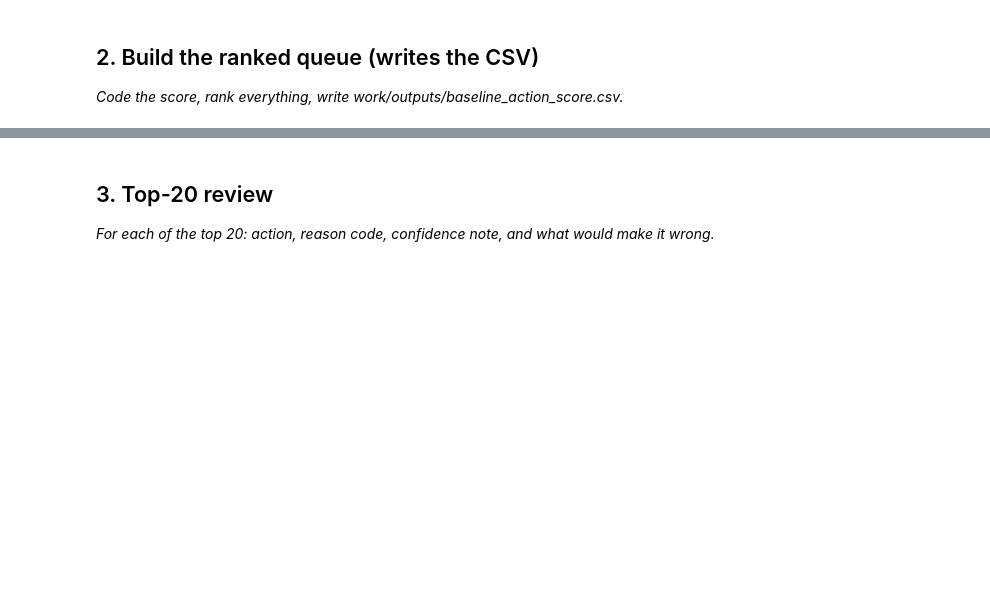
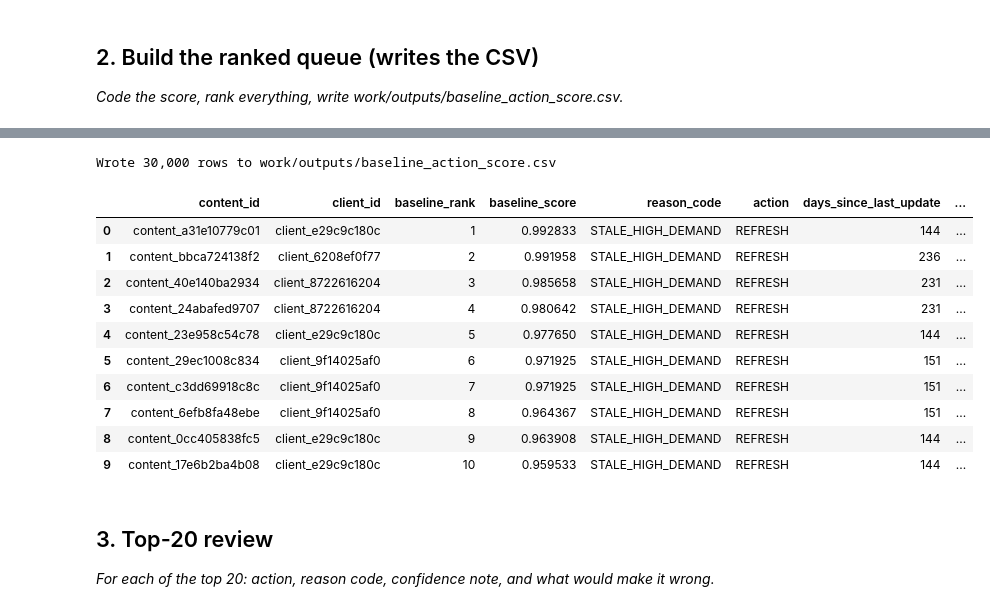
Before and after one commit to Kashaf537/flyrank-ml-internship, a Jupyter notebook: work/notebooks/w04_baseline_score.ipynb, the cells around one changed output, grey strips where cells are left out. Drawn from its saved outputs; the diff is of its cells as text; code cells hidden in the pictures; blank space fills up the shorter version.

```diff
--- a/work/notebooks/w04_baseline_score.ipynb
+++ b/work/notebooks/w04_baseline_score.ipynb
@@ -17,3 +332,42 @@ This skeleton is yours to fill. Work the sections **in order** — each one has
+# %%
+output_path = Path("work/outputs/baseline_action_score.csv")
+output_path.parent.mkdir(parents=True, exist_ok=True)
+
+output_columns = [
+    "content_id",
+    "client_id",
+    "baseline_rank",
+    "baseline_score",
+    "reason_code",
+    "action",
+    "days_since_last_update",
+    "search_volume",
+    "avg_position",
+    "ctr"
+]
+
+queue[output_columns].to_csv(
+    output_path,
+    index=False
+)
+
+print(f"Wrote {len(queue):,} rows to {output_path}")
+# %% [output]
+Wrote 30,000 rows to work/outputs/baseline_action_score.csv
+# %%
+pd.read_csv(output_path).head(10)
+# %% [output]
+|  | content_id | client_id | baseline_rank | baseline_score | reason_code | action | days_since_last_update | ... |
+| 0 | content_a31e10779c01 | client_e29c9c180c | 1 | 0.992833 | STALE_HIGH_DEMAND | REFRESH | 144 | ... |
+| 1 | content_bbca724138f2 | client_6208ef0f77 | 2 | 0.991958 | STALE_HIGH_DEMAND | REFRESH | 236 | ... |
+| 2 | content_40e140ba2934 | client_8722616204 | 3 | 0.985658 | STALE_HIGH_DEMAND | REFRESH | 231 | ... |
+| 3 | content_24abafed9707 | client_8722616204 | 4 | 0.980642 | STALE_HIGH_DEMAND | REFRESH | 231 | ... |
+| 4 | content_23e958c54c78 | client_e29c9c180c | 5 | 0.977650 | STALE_HIGH_DEMAND | REFRESH | 144 | ... |
+| 5 | content_29ec1008c834 | client_9f14025af0 | 6 | 0.971925 | STALE_HIGH_DEMAND | REFRESH | 151 | ... |
+| 6 | content_c3dd69918c8c | client_9f14025af0 | 7 | 0.971925 | STALE_HIGH_DEMAND | REFRESH | 151 | ... |
+| 7 | content_6efb8fa48ebe | client_9f14025af0 | 8 | 0.964367 | STALE_HIGH_DEMAND | REFRESH | 151 | ... |
+| 8 | content_0cc405838fc5 | client_e29c9c180c | 9 | 0.963908 | STALE_HIGH_DEMAND | REFRESH | 144 | ... |
+| 9 | content_17e6b2ba4b08 | client_e29c9c180c | 10 | 0.959533 | STALE_HIGH_DEMAND | REFRESH | 144 | ... |
 # %% [markdown]
 ## 3. Top-20 review
 
```
Also changed, not shown: parts of 39 cells of this notebook.
